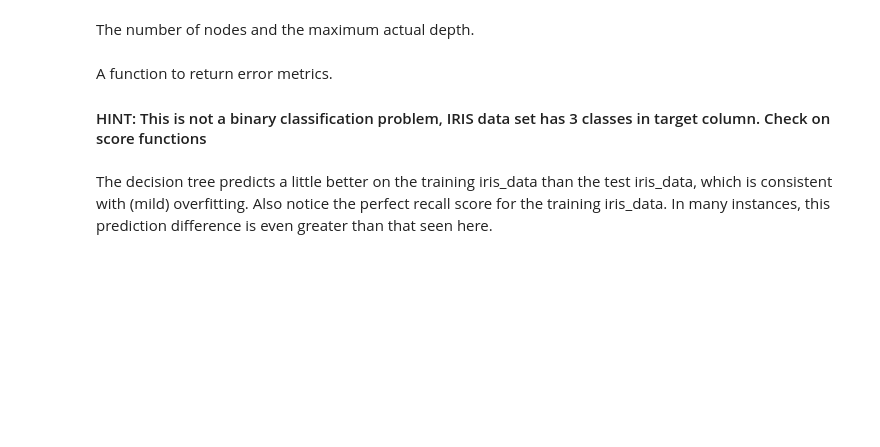
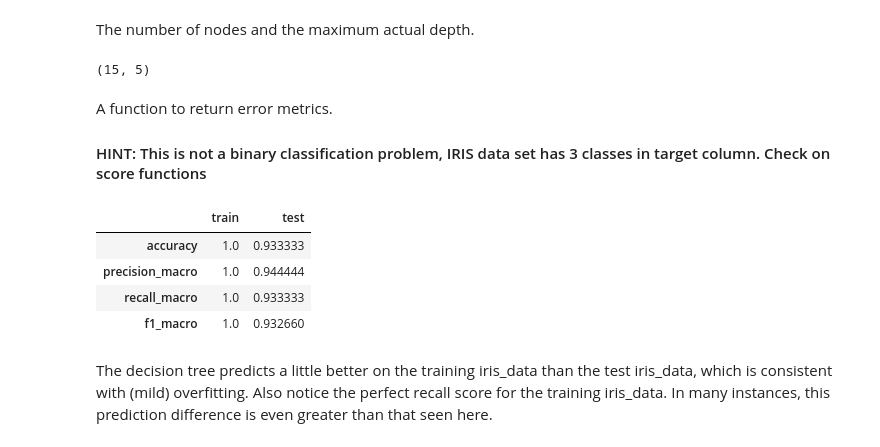
Before and after one commit to dattali18/machine_learning_msc_course, a Jupyter notebook: week8/DT HW.ipynb, the cells around one changed output. Cells and saved outputs as stored; diff of their text form; code cells hidden in the pictures; blank space fills up the shorter version.

```diff
--- a/week8/DT HW.ipynb
+++ b/week8/DT HW.ipynb
@@ -424,2 +443,8 @@ KeyError: 'species'
 # %% [markdown]
 Now check the percent composition of each species in the train and test iris_data sets. The iris_data set is equally distributed, as can be seen below.
+# %%
+X_train2 = iris_data.loc[train_idx2, feature_cols2]
+y_train2 = iris_data.loc[train_idx2, "species"]
+
+X_test2 = iris_data.loc[test_idx2, feature_cols2]
+y_test2 = iris_data.loc[test_idx2, "species"]
@@ -429,11 +471,41 @@ Now check the percent composition of each species in the train and test iris_dat
 * Fit a decision tree classifier with no set limits on maximum depth, features, or leaves.
 * Determine how many nodes are present and what the depth of this (very large) tree is.
 * Using this tree, measure the prediction error in the train and test iris_data sets. What do you think is going on here based on the differences in prediction error?
+# %%
+dt2 = DecisionTreeClassifier(random_state=42)
+dt2 = dt2.fit(X_train2, y_train2)
 # %% [markdown]
 The number of nodes and the maximum actual depth.
+# %%
+
+dt2.tree_.node_count, dt2.tree_.max_depth
+# %% [output]
+(15, 5)
 # %% [markdown]
 A function to return error metrics.
 #### HINT: This is not a binary classification problem, IRIS data set has 3 classes in target column. Check on score functions
+# %%
+def iris_error(y_true, y_pred, label):
+    return pd.Series({'accuracy':accuracy_score(y_true, y_pred),
+                      'precision_macro': precision_score(y_true, y_pred, average='macro'),
+                      'recall_macro': recall_score(y_true, y_pred, average='macro'),
+                      'f1_macro': f1_score(y_true, y_pred, average='macro')},
+                      name=label)
+# %%
+# print the error on the training and test data sets
+y_train_pred2 = dt2.predict(X_train2)
+y_test_pred2 = dt2.predict(X_test2)
+
+train_test_iris_error = pd.concat([iris_error(y_train2, y_train_pred2, 'train'),
+                                    iris_error(y_test2, y_test_pred2, 'test')],
+                                     axis=1)
+train_test_iris_error
+# %% [output]
+|  | train | test |
+| accuracy | 1.0 | 0.933333 |
+| precision_macro | 1.0 | 0.944444 |
+| recall_macro | 1.0 | 0.933333 |
+| f1_macro | 1.0 | 0.932660 |
 # %% [markdown]
 The decision tree predicts a little better on the training iris_data than the test iris_data, which is consistent with (mild)  overfitting. Also notice the perfect recall score for the training iris_data. In many instances, this prediction difference is even greater than that seen here.
 # %% [markdown]
```
Also changed, not shown: parts of 29 cells of this notebook, 1 other file.
